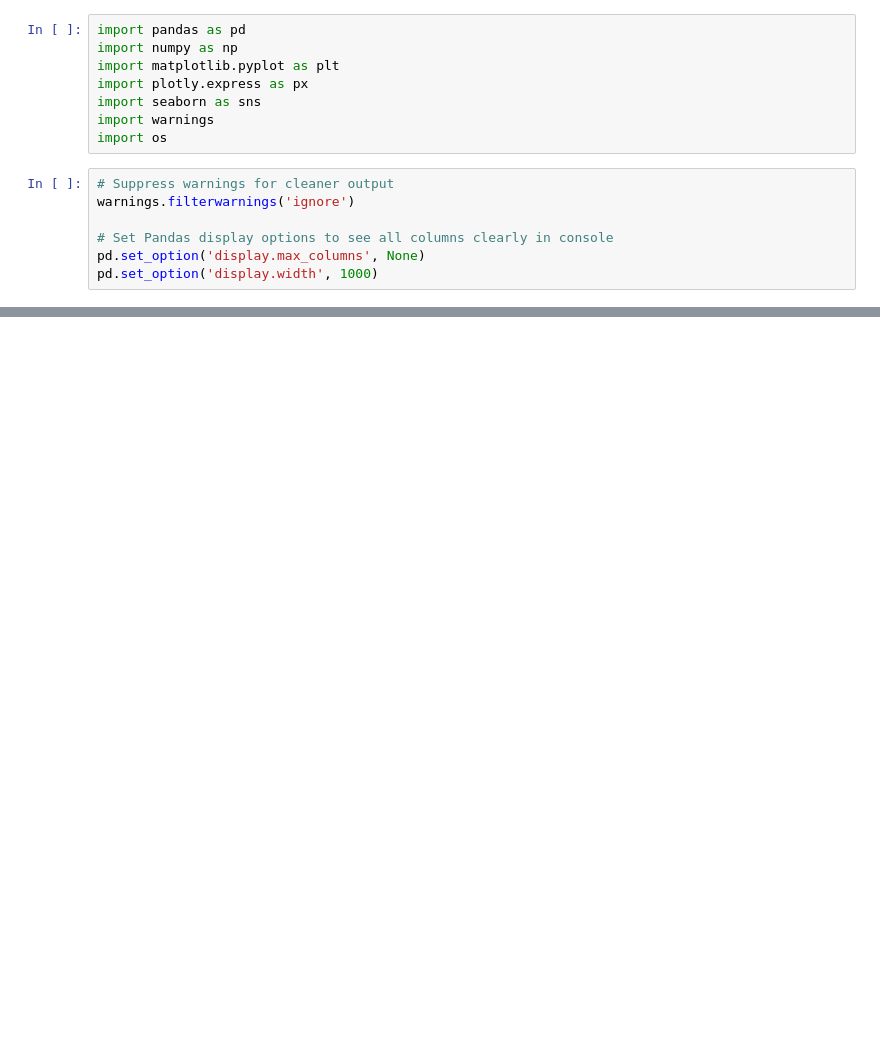
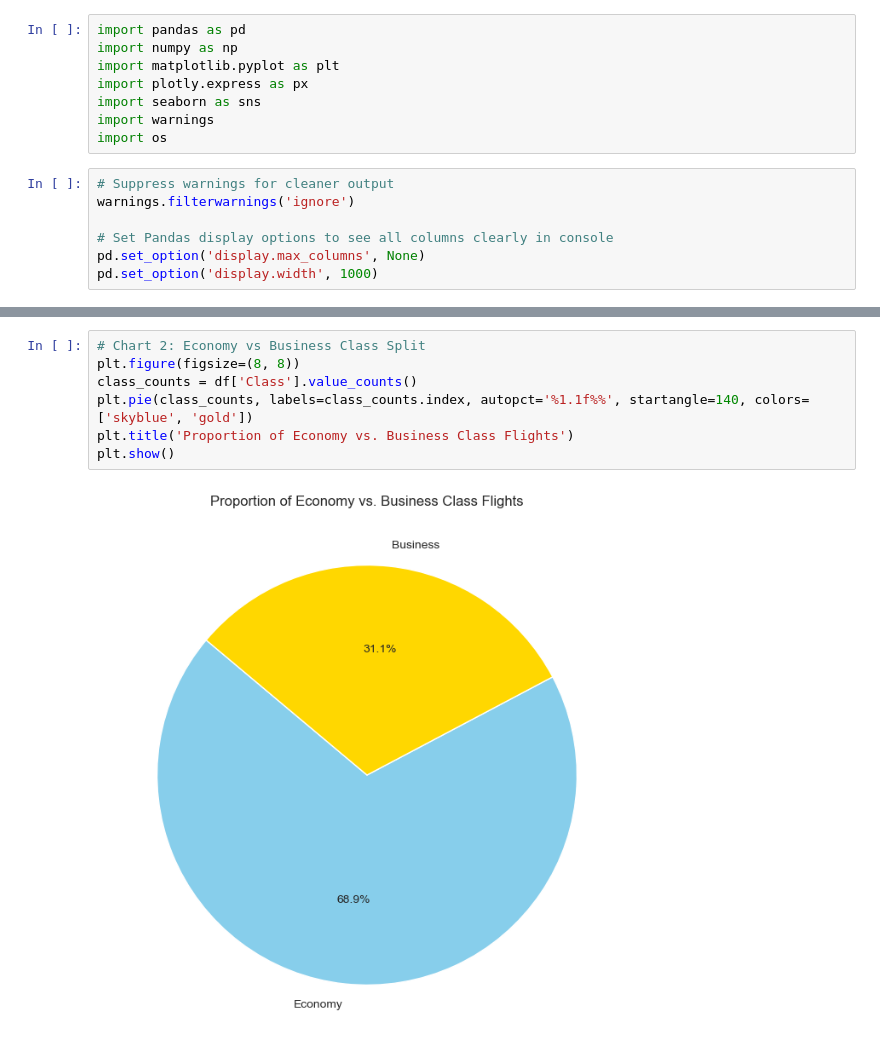
Before and after one commit to BrandonTang95/Flight-Price-Prediction-Project, a Jupyter notebook: EDA.ipynb, the cells around one changed output, grey strips where cells are left out. Drawn from its saved outputs; the diff is of its cells as text; blank space fills up the shorter version.

```diff
--- a/EDA.ipynb
+++ b/EDA.ipynb
@@ -52,0 +70,9 @@ plt.show()
+# %%
+# Chart 2: Economy vs Business Class Split
+plt.figure(figsize=(8, 8))
+class_counts = df['Class'].value_counts()
+plt.pie(class_counts, labels=class_counts.index, autopct='%1.1f%%', startangle=140, colors=['skyblue', 'gold'])
+plt.title('Proportion of Economy vs. Business Class Flights')
+plt.show()
+# %% [output]
+[figure, added]
```
Also changed, not shown: parts of 14 cells of this notebook, 2 other files.
